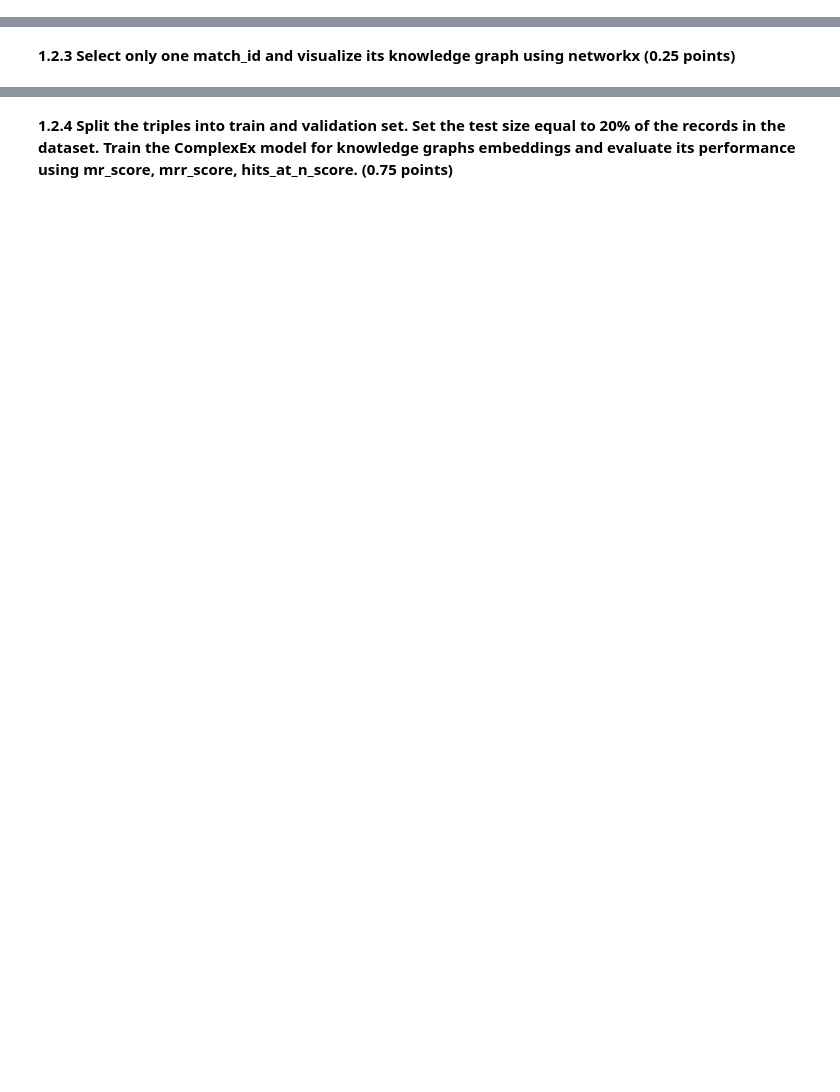
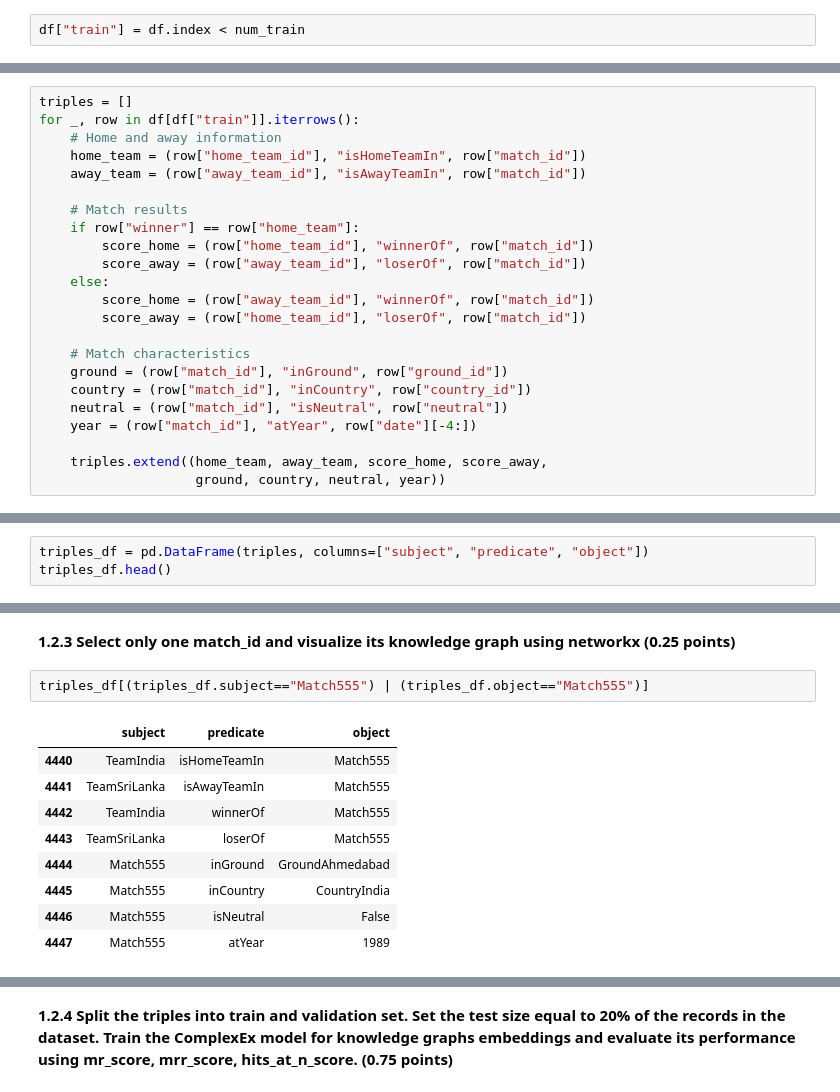
Before and after one commit to enliktjioe/bda2020, a Jupyter notebook: HW6/Homework_06.ipynb, the cells around one changed output, grey strips where cells are left out. Drawn from its saved outputs; the diff is of its cells as text; blank space fills up the shorter version.

```diff
--- a/HW6/Homework_06.ipynb
+++ b/HW6/Homework_06.ipynb
@@ -221,0 +268,2 @@ In this dataset the field "Ground" refers to the location where the match was he
+# %%
+df["train"] = df.index < num_train
@@ -221,0 +276,23 @@ In this dataset the field "Ground" refers to the location where the match was he
+# %%
+triples = []
+for _, row in df[df["train"]].iterrows():
+    # Home and away information
+    home_team = (row["home_team_id"], "isHomeTeamIn", row["match_id"])
+    away_team = (row["away_team_id"], "isAwayTeamIn", row["match_id"])
+
+    # Match results
+    if row["winner"] == row["home_team"]:
+        score_home = (row["home_team_id"], "winnerOf", row["match_id"])
+        score_away = (row["away_team_id"], "loserOf", row["match_id"])
+    else:
+        score_home = (row["away_team_id"], "winnerOf", row["match_id"])
+        score_away = (row["home_team_id"], "loserOf", row["match_id"])
+
+    # Match characteristics
+    ground = (row["match_id"], "inGround", row["ground_id"])
+    country = (row["match_id"], "inCountry", row["country_id"])
+    neutral = (row["match_id"], "isNeutral", row["neutral"])
+    year = (row["match_id"], "atYear", row["date"][-4:])
+
+    triples.extend((home_team, away_team, score_home, score_away,
+                    ground, country, neutral, year))
@@ -221,0 +323,3 @@ In this dataset the field "Ground" refers to the location where the match was he
+# %%
+triples_df = pd.DataFrame(triples, columns=["subject", "predicate", "object"])
+triples_df.head()
@@ -222,2 +333,14 @@ In this dataset the field "Ground" refers to the location where the match was he
 # %% [markdown]
 **1.2.3 Select only one match_id and visualize its knowledge graph using networkx (0.25 points)**
+# %%
+triples_df[(triples_df.subject=="Match555") | (triples_df.object=="Match555")]
+# %% [output]
+|  | subject | predicate | object |
+| 4440 | TeamIndia | isHomeTeamIn | Match555 |
+| 4441 | TeamSriLanka | isAwayTeamIn | Match555 |
+| 4442 | TeamIndia | winnerOf | Match555 |
+| 4443 | TeamSriLanka | loserOf | Match555 |
+| 4444 | Match555 | inGround | GroundAhmedabad |
+| 4445 | Match555 | inCountry | CountryIndia |
+| 4446 | Match555 | isNeutral | False |
+| 4447 | Match555 | atYear | 1989 |
```
Also changed, not shown: parts of 44 cells of this notebook, 1 other file.
